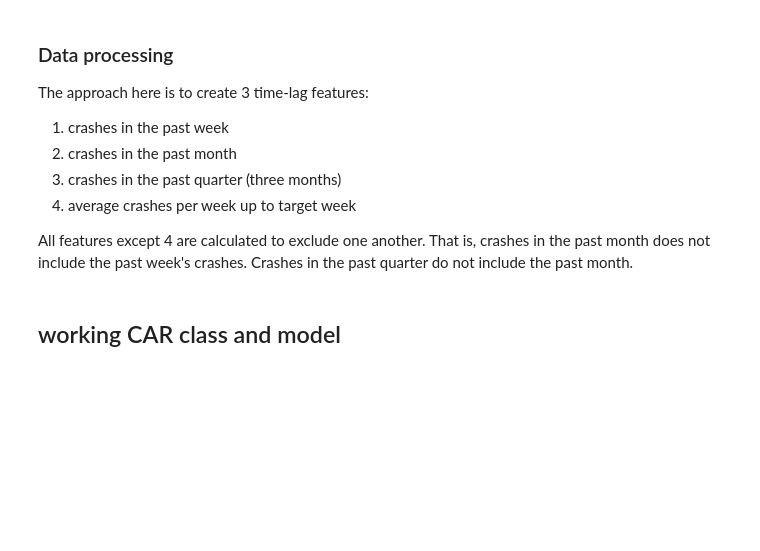
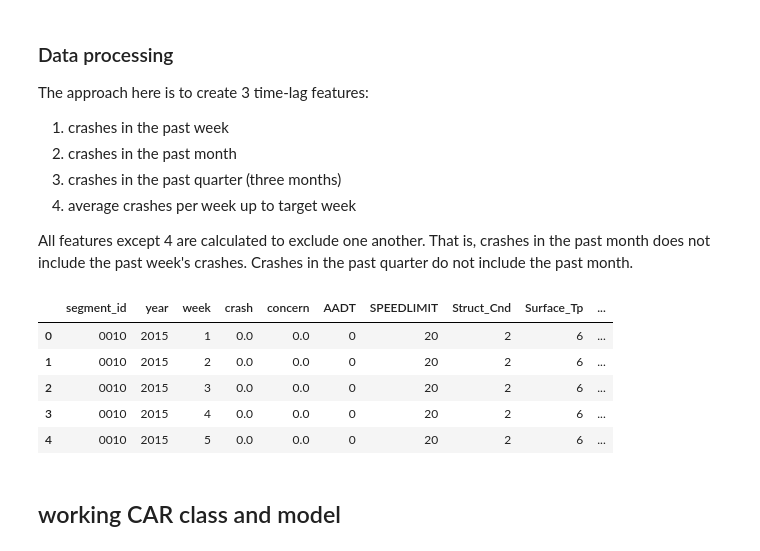
Before and after one commit to insight-lane/crash-model, a Jupyter notebook: notebooks/crash_predict_car.ipynb, the cells around one changed output. Saved outputs shown, nothing was run; the diff lists cells and outputs as text; code cells hidden in the pictures; blank space fills up the shorter version.

```diff
--- a/notebooks/crash_predict_car.ipynb
+++ b/notebooks/crash_predict_car.ipynb
@@ -40,9 +40,18 @@ SEG_CHARS = ['AADT', 'SPEEDLIMIT', 'Struct_Cnd', 'Surface_Tp', 'F_F_Class']
 # Read in data
 data = pd.read_csv('../data/processed/vz_predict_dataset.csv.gz',
                    compression='gzip', dtype={'segment_id':'str'})
-data.sort_values(['segment_id', 'week'], inplace=True)
+data.sort_values(['segment_id', 'year','week'], inplace=True)
 # %%
 # get segments with non-zero crashes
 data_nonzero = data.set_index('segment_id').loc[data.groupby('segment_id').crash.sum()>0]
 data_nonzero.reset_index(inplace=True)
+# %%
+data_nonzero.head()
+# %% [output]
+|  | segment_id | year | week | crash | concern | AADT | SPEEDLIMIT | Struct_Cnd | Surface_Tp | ... |
+| 0 | 0010 | 2015 | 1 | 0.0 | 0.0 | 0 | 20 | 2 | 6 | ... |
+| 1 | 0010 | 2015 | 2 | 0.0 | 0.0 | 0 | 20 | 2 | 6 | ... |
+| 2 | 0010 | 2015 | 3 | 0.0 | 0.0 | 0 | 20 | 2 | 6 | ... |
+| 3 | 0010 | 2015 | 4 | 0.0 | 0.0 | 0 | 20 | 2 | 6 | ... |
+| 4 | 0010 | 2015 | 5 | 0.0 | 0.0 | 0 | 20 | 2 | 6 | ... |
 # %%
```
Also changed, not shown: parts of 17 cells of this notebook, 1 other file.
